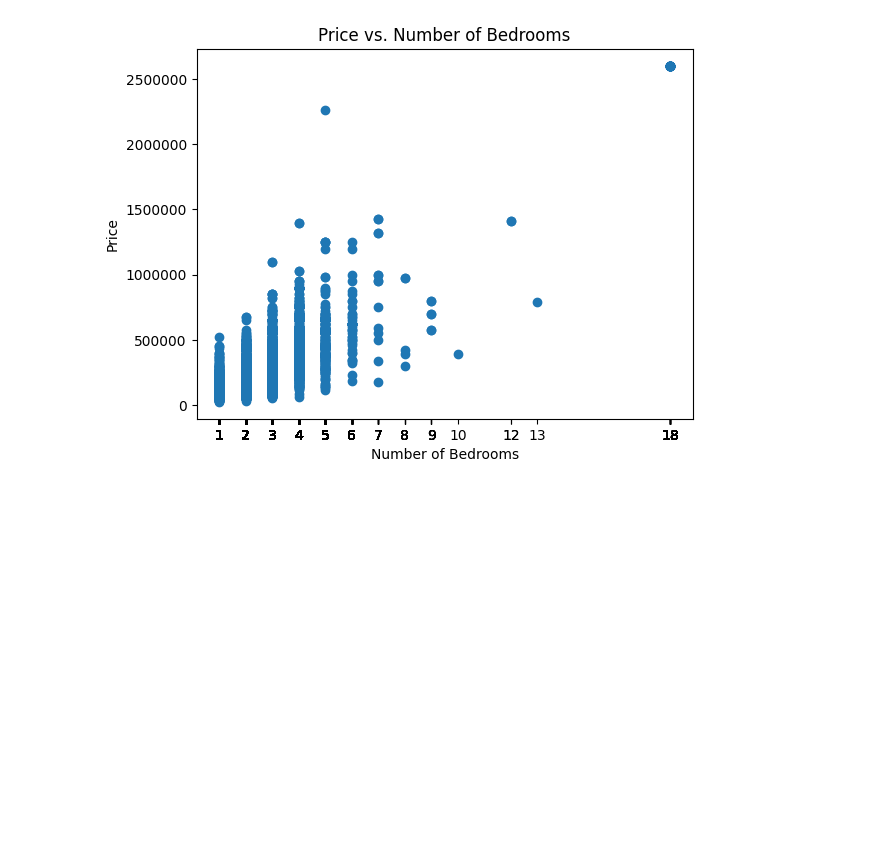
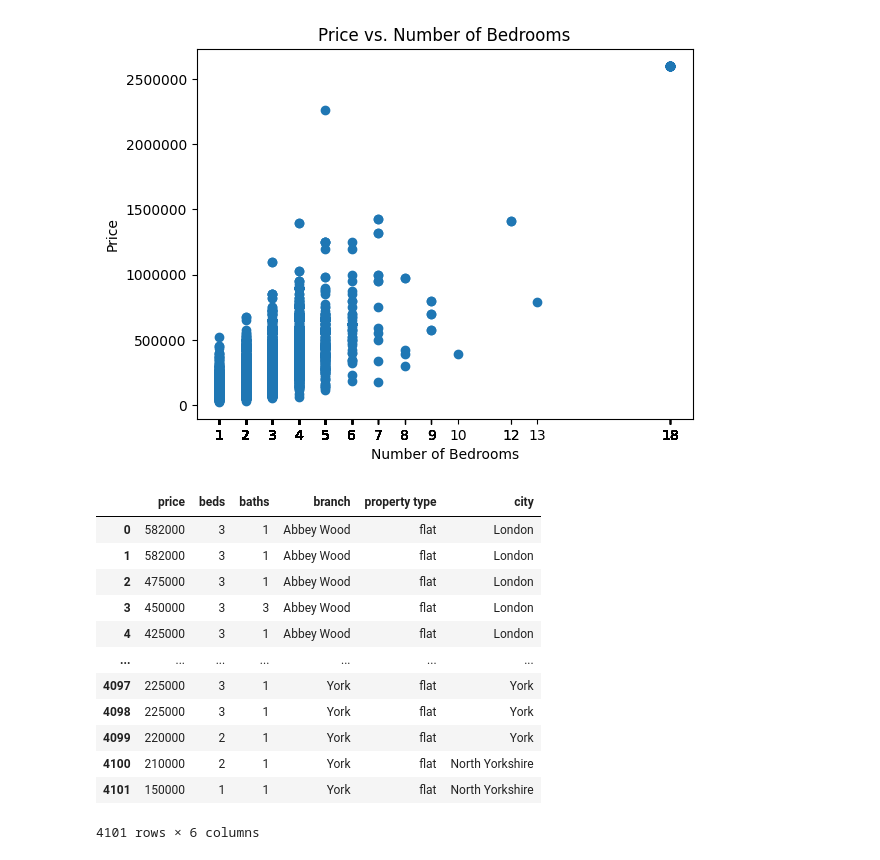
Before and after one commit to HassanM08/uon-dsda-22-y2-group-project-team-1, a Jupyter notebook: investigations/TestModels.ipynb, the cells around one changed output. Drawn from its saved outputs; the diff is of its cells as text; code cells hidden in the pictures; blank space fills up the shorter version.

```diff
--- a/investigations/TestModels.ipynb
+++ b/investigations/TestModels.ipynb
@@ -93,3 +93,22 @@ plt.xticks(sorted_df['beds'].astype(int))
 plt.show()
 # %% [output]
 [figure]
+# %%
+column_to_remove = ['property_id','description','post code','street']
+df_without_column = df.drop(column_to_remove, axis=1)
+# %%
+df_without_column
+# %% [output]
+|  | price | beds | baths | branch | property type | city |
+| 0 | 582000 | 3 | 1 | Abbey Wood | flat | London |
+| 1 | 582000 | 3 | 1 | Abbey Wood | flat | London |
+| 2 | 475000 | 3 | 1 | Abbey Wood | flat | London |
+| 3 | 450000 | 3 | 3 | Abbey Wood | flat | London |
+| 4 | 425000 | 3 | 1 | Abbey Wood | flat | London |
+| ... | ... | ... | ... | ... | ... | ... |
+| 4097 | 225000 | 3 | 1 | York | flat | York |
+| 4098 | 225000 | 3 | 1 | York | flat | York |
+| 4099 | 220000 | 2 | 1 | York | flat | York |
+| 4100 | 210000 | 2 | 1 | York | flat | North Yorkshire |
+| 4101 | 150000 | 1 | 1 | York | flat | North Yorkshire |
+4101 rows × 6 columns
```
Also changed, not shown: parts of 6 cells of this notebook.
